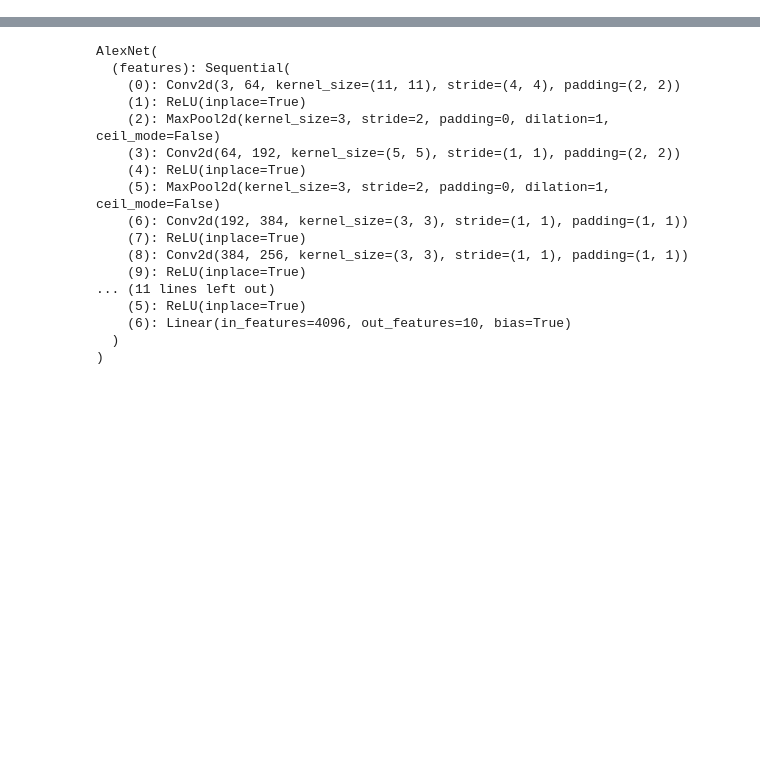
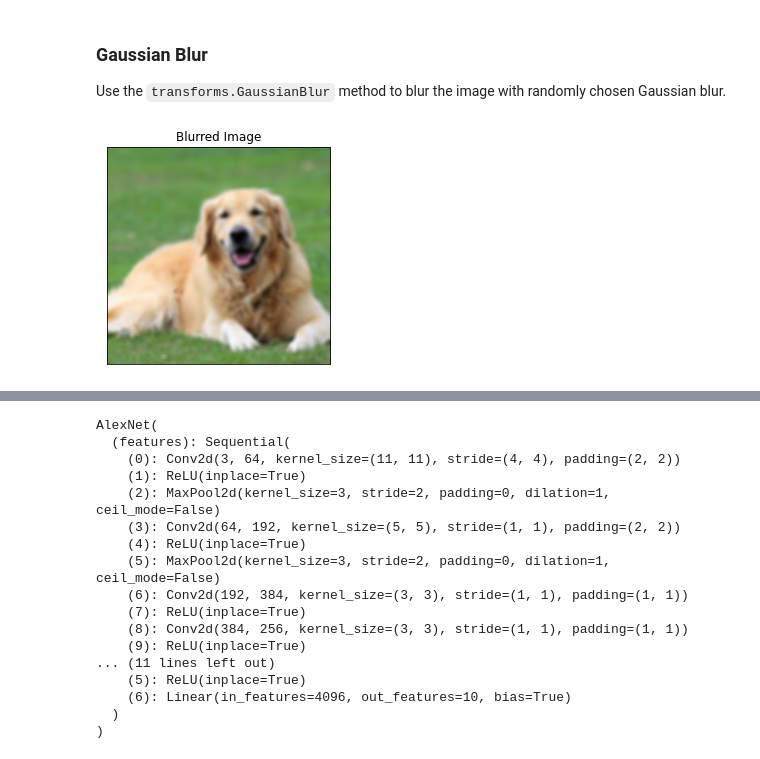
Before and after one commit to willfurtado/cs182demo, a Jupyter notebook: main.ipynb, the cells around one changed output, grey strips where cells are left out. Saved outputs shown, nothing was run; the diff lists cells and outputs as text; code cells hidden in the pictures; blank space fills up the shorter version.

```diff
--- a/main.ipynb
+++ b/main.ipynb
@@ -22,0 +115,18 @@ Let us utilize the AlexNet architecture. The AlexNet architecture consists of fi
+# %% [markdown]
+### Gaussian Blur
+Use the `transforms.GaussianBlur` method to blur the image with randomly chosen Gaussian blur.
+# %%
+# Set kernel size and variance
+KERNEL_SIZE=13
+SIGMA_RANGE=(78,100)
+
+# Pass a Gaussian filter over the image
+blur = transforms.GaussianBlur(kernel_size=KERNEL_SIZE, sigma=SIGMA_RANGE)
+dog_blurred = blur(dog.permute(2,0,1)).permute(1,2,0)
+
+plt.imshow(dog_blurred);
+plt.xticks([])
+plt.yticks([])
+plt.title("Blurred Image");
+# %% [output]
+[figure, added]
```
Also changed, not shown: parts of 31 cells of this notebook, 4 other files.
